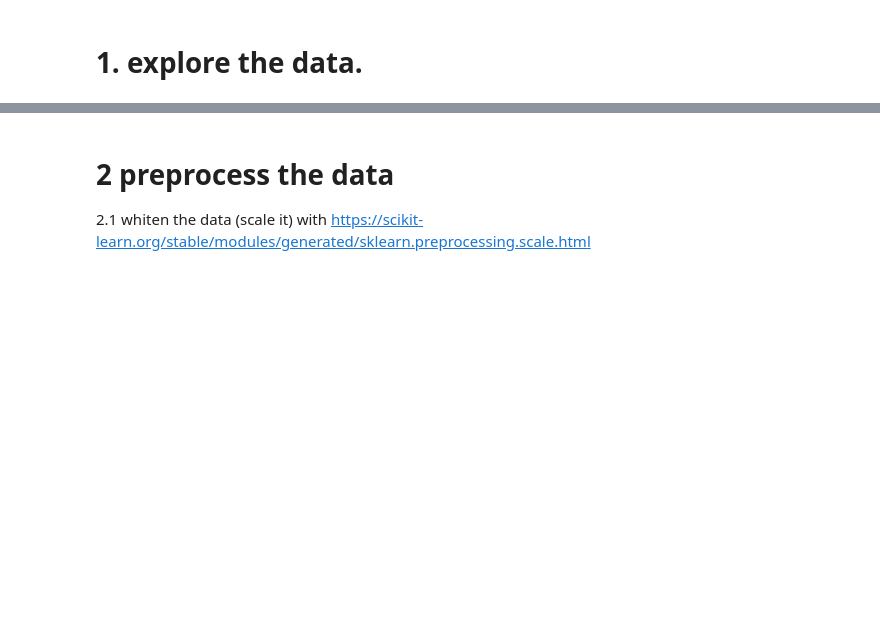
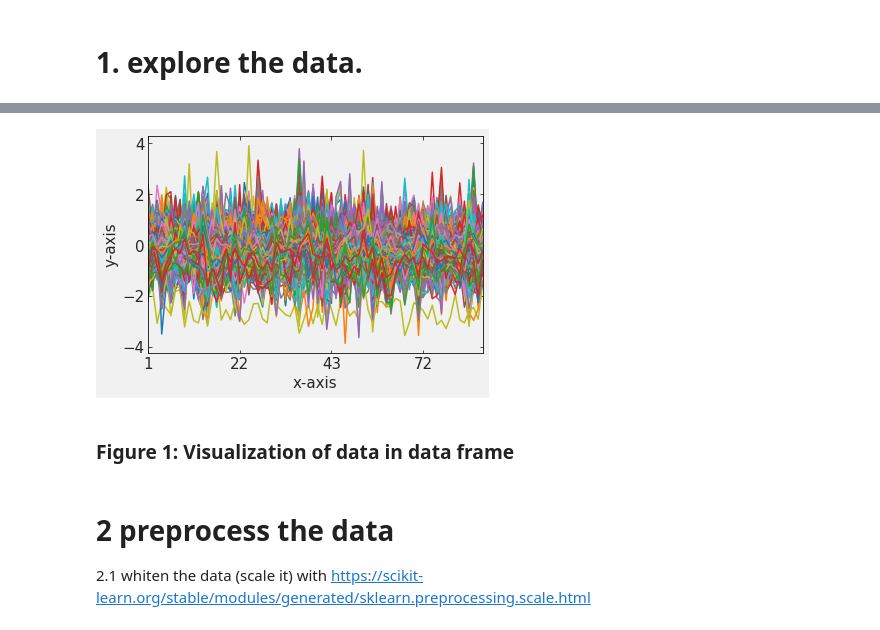
Before and after one commit to narayan-paudel/DSPS_EPAUDEL, a Jupyter notebook: HW10_ePaudel/clusteringGenes.ipynb, the cells around one changed output, grey strips where cells are left out. Saved outputs shown, nothing was run; the diff lists cells and outputs as text; code cells hidden in the pictures; blank space fills up the shorter version.

```diff
--- a/HW10_ePaudel/clusteringGenes.ipynb
+++ b/HW10_ePaudel/clusteringGenes.ipynb
@@ -7,6 +5,7 @@ import pylab as pl
 import sklearn as skl
 from sklearn import cluster
 %pylab inline
+pl.style.use("https://raw.githubusercontent.com/fedhere/DSPS/master/fbb.mplstyle")
 # %% [output]
 Populating the interactive namespace from numpy and matplotlib
 # %% [markdown]
@@ -34,3 +61,12 @@ genes
+# %%
+### Plot of dataframe
+ax = genes.T.plot(legend=False);
+ax.set_xlabel("x-axis")
+ax.set_ylabel("y-axis");
+# %% [output]
+[figure, added]
+# %% [markdown]
+### Figure 1: Visualization of data in data frame
 # %% [markdown]
 # 2 preprocess the data
 2.1 whiten the data (scale it) with https://scikit-learn.org/stable/modules/generated/sklearn.preprocessing.scale.html
```
Also changed, not shown: parts of 39 cells of this notebook.
